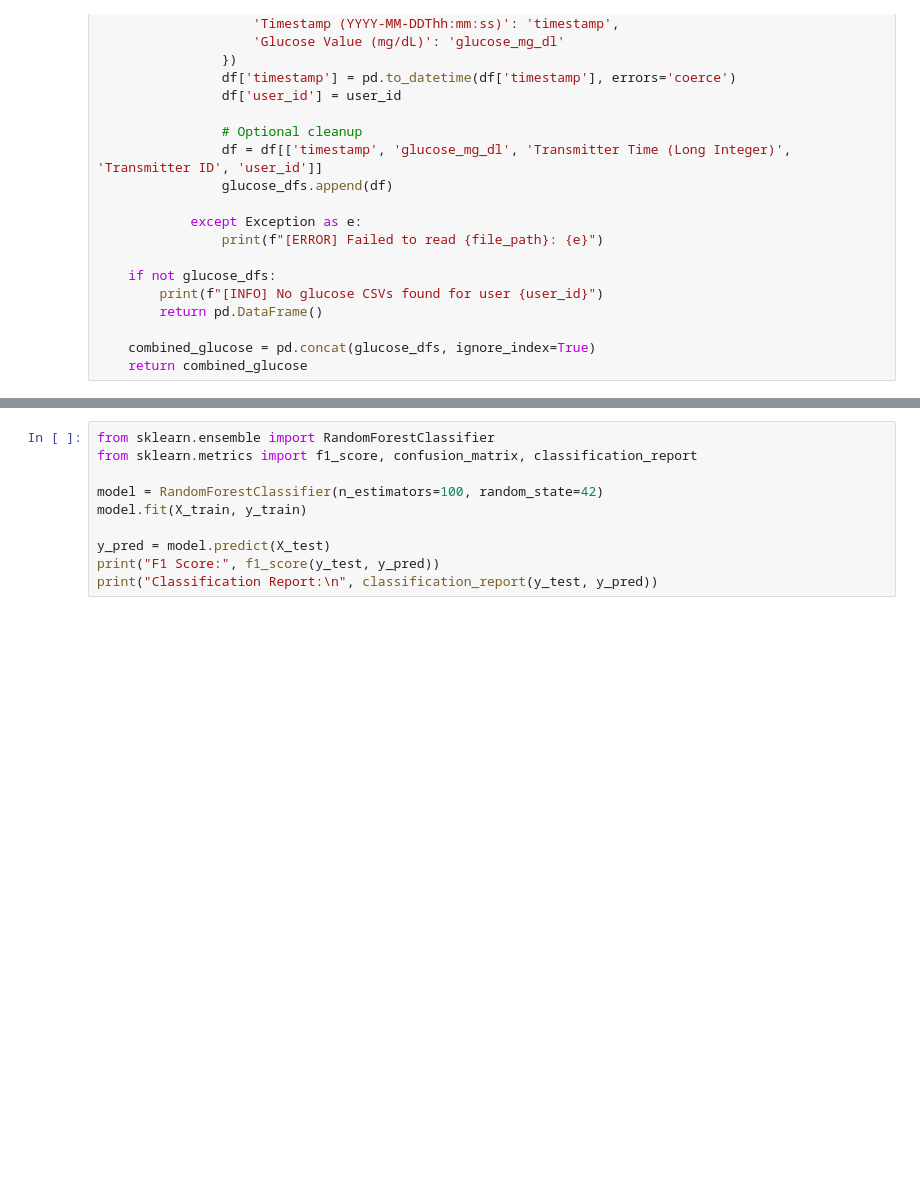
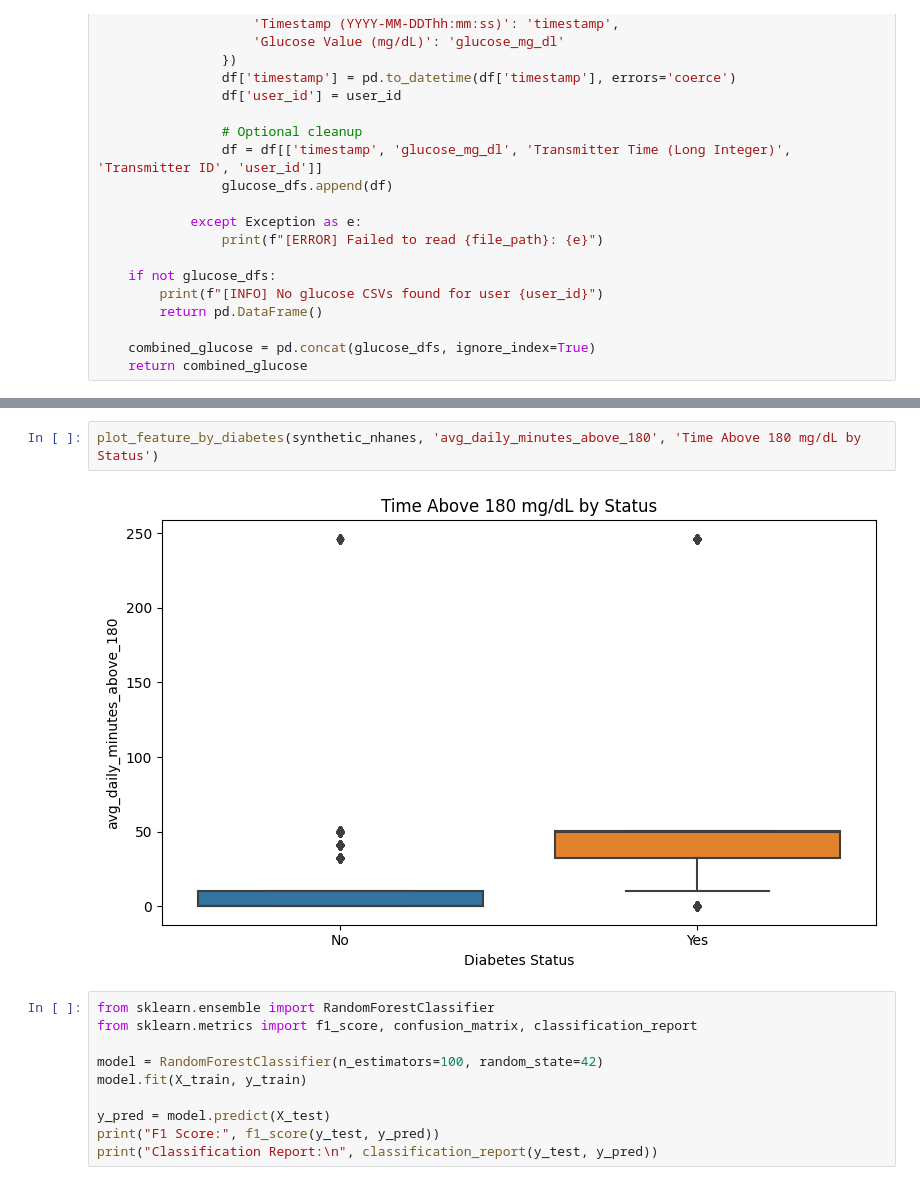
Before and after one commit to willsonr8/CAP4770-Project, a Jupyter notebook: Notebook.ipynb, the cells around one changed output, grey strips where cells are left out. Saved outputs shown, nothing was run; the diff lists cells and outputs as text; blank space fills up the shorter version.

```diff
--- a/Notebook.ipynb
+++ b/Notebook.ipynb
@@ -644,3 +518,7 @@ X_train, X_test, y_train, y_test = train_test_split(
+# %%
+plot_feature_by_diabetes(synthetic_nhanes, 'avg_daily_minutes_above_180', 'Time Above 180 mg/dL by Status')
+# %% [output]
+[figure, added]
 # %%
 from sklearn.ensemble import RandomForestClassifier
 from sklearn.metrics import f1_score, confusion_matrix, classification_report
```
Also changed, not shown: parts of 54 cells of this notebook.
